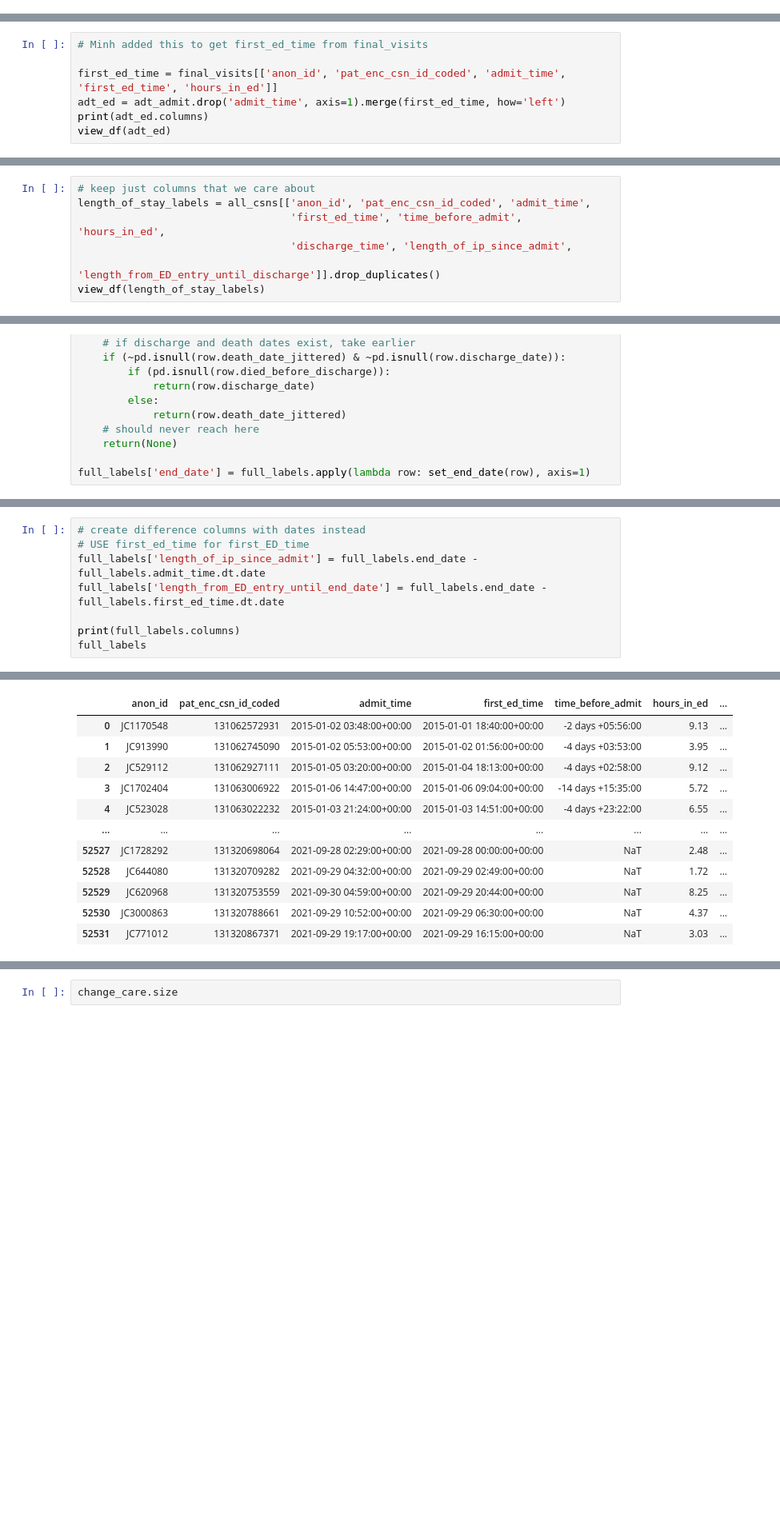
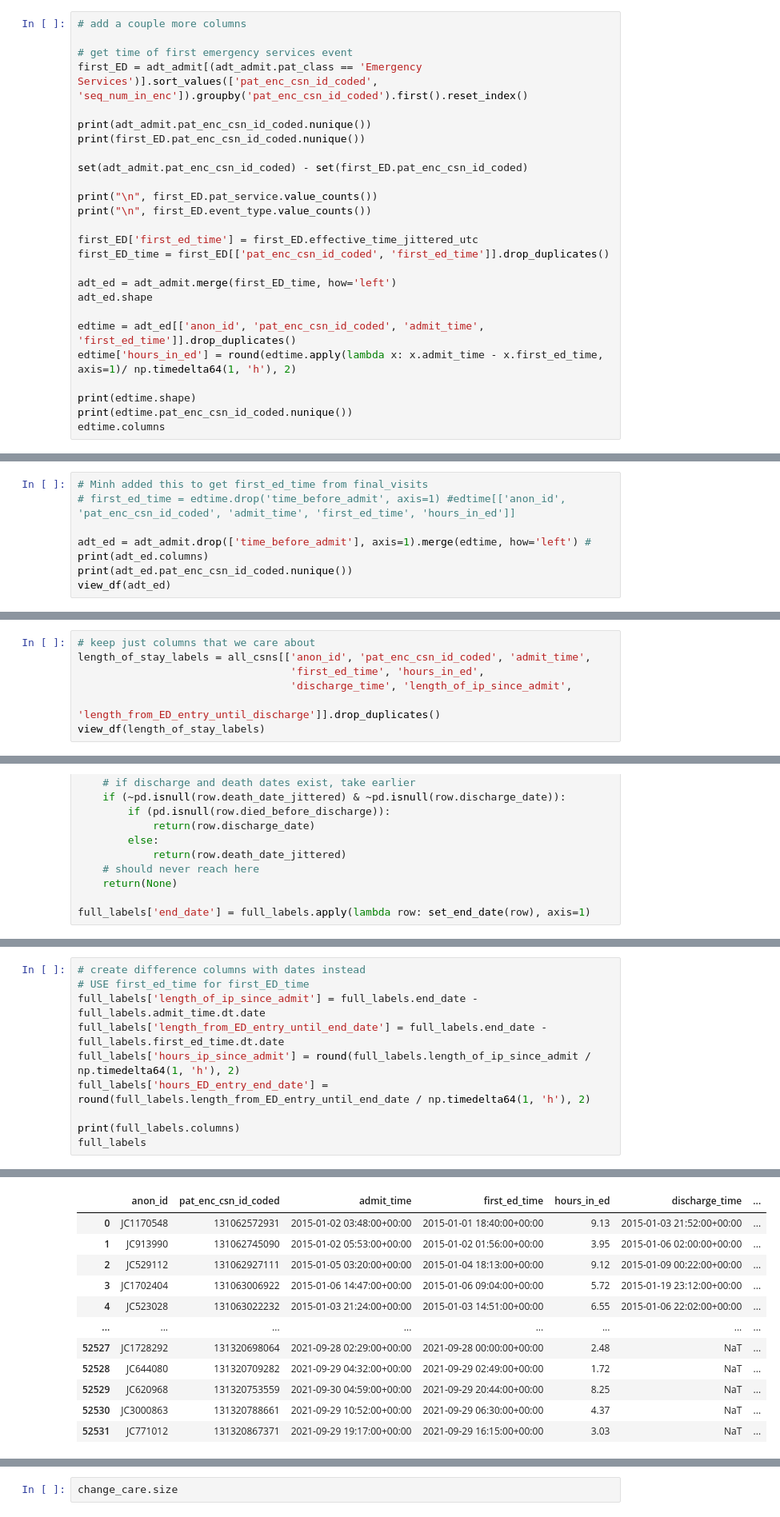
Before and after one commit to Minh084/TDA, a Jupyter notebook: shc2021/9_time_traj_team.ipynb, the cells around one changed output, grey strips where cells are left out. Shown at 80% size. Drawn from its saved outputs; the diff is of its cells as text; blank space fills up the shorter version.

```diff
--- a/shc2021/9_time_traj_team.ipynb
+++ b/shc2021/9_time_traj_team.ipynb
@@ -491,0 +501,26 @@ final_visits.head(3)
+# %%
+# add a couple more columns
+
+# get time of first emergency services event
+first_ED = adt_admit[(adt_admit.pat_class == 'Emergency Services')].sort_values(['pat_enc_csn_id_coded', 'seq_num_in_enc']).groupby('pat_enc_csn_id_coded').first().reset_index()
+
+print(adt_admit.pat_enc_csn_id_coded.nunique())
+print(first_ED.pat_enc_csn_id_coded.nunique())
+
+set(adt_admit.pat_enc_csn_id_coded) - set(first_ED.pat_enc_csn_id_coded)
+
+print("\n", first_ED.pat_service.value_counts())
+print("\n", first_ED.event_type.value_counts())
+
+first_ED['first_ed_time'] = first_ED.effective_time_jittered_utc
+first_ED_time = first_ED[['pat_enc_csn_id_coded', 'first_ed_time']].drop_duplicates()
+
+adt_ed = adt_admit.merge(first_ED_time, how='left')
+adt_ed.shape
+
+edtime = adt_ed[['anon_id', 'pat_enc_csn_id_coded', 'admit_time', 'first_ed_time']].drop_duplicates()
+edtime['hours_in_ed'] = round(edtime.apply(lambda x: x.admit_time - x.first_ed_time, axis=1)/ np.timedelta64(1, 'h'), 2)
+
+print(edtime.shape)
+print(edtime.pat_enc_csn_id_coded.nunique())
+edtime.columns
@@ -919,9 +1009,10 @@ Index(['anon_id', 'pat_enc_csn_id_coded', 'admit_time', 'first_ed_time',
       dtype='object')
 # %%
 # Minh added this to get first_ed_time from final_visits
+# first_ed_time = edtime.drop('time_before_admit', axis=1) #edtime[['anon_id', 'pat_enc_csn_id_coded', 'admit_time', 'first_ed_time', 'hours_in_ed']]
 
-first_ed_time = final_visits[['anon_id', 'pat_enc_csn_id_coded', 'admit_time', 'first_ed_time', 'hours_in_ed']]
-adt_ed = adt_admit.drop('admit_time', axis=1).merge(first_ed_time, how='left')
+adt_ed = adt_admit.drop(['time_before_admit'], axis=1).merge(edtime, how='left') #
 print(adt_ed.columns)
+print(adt_ed.pat_enc_csn_id_coded.nunique())
 view_df(adt_ed)
 # %% [output]
@@ -1135,7 +1199,7 @@ Index(['anon_id', 'pat_enc_csn_id_coded', 'admit_time', 'first_ed_time',
 # %%
 # keep just columns that we care about
 length_of_stay_labels = all_csns[['anon_id', 'pat_enc_csn_id_coded', 'admit_time',
-                                  'first_ed_time', 'time_before_admit', 'hours_in_ed',
+                                  'first_ed_time', 'hours_in_ed',
                                   'discharge_time', 'length_of_ip_since_admit',
                                   'length_from_ED_entry_until_discharge']].drop_duplicates()
 view_df(length_of_stay_labels)
@@ -1251,6 +1314,8 @@ view_df(full_labels[~pd.isnull(full_labels.death_date_jittered) &
 # USE first_ed_time for first_ED_time
 full_labels['length_of_ip_since_admit'] = full_labels.end_date - full_labels.admit_time.dt.date
 full_labels['length_from_ED_entry_until_end_date'] = full_labels.end_date - full_labels.first_ed_time.dt.date
+full_labels['hours_ip_since_admit'] = round(full_labels.length_of_ip_since_admit / np.timedelta64(1, 'h'), 2)
+full_labels['hours_ED_entry_end_date'] = round(full_labels.length_from_ED_entry_until_end_date / np.timedelta64(1, 'h'), 2)
 
 print(full_labels.columns)
 full_labels
@@ -1264,13 +1329,13 @@ Index(['anon_id', 'pat_enc_csn_id_coded', 'admit_time', 'first_ed_time',
       dtype='object')
-|  | anon_id | pat_enc_csn_id_coded | admit_time | first_ed_time | time_before_admit | hours_in_ed | ... |
-| 0 | JC1170548 | 131062572931 | 2015-01-02 03:48:00+00:00 | 2015-01-01 18:40:00+00:00 | -2 days +05:56:00 | 9.13 | ... |
-| 1 | JC913990 | 131062745090 | 2015-01-02 05:53:00+00:00 | 2015-01-02 01:56:00+00:00 | -4 days +03:53:00 | 3.95 | ... |
-| 2 | JC529112 | 131062927111 | 2015-01-05 03:20:00+00:00 | 2015-01-04 18:13:00+00:00 | -4 days +02:58:00 | 9.12 | ... |
-| 3 | JC1702404 | 131063006922 | 2015-01-06 14:47:00+00:00 | 2015-01-06 09:04:00+00:00 | -14 days +15:35:00 | 5.72 | ... |
-| 4 | JC523028 | 131063022232 | 2015-01-03 21:24:00+00:00 | 2015-01-03 14:51:00+00:00 | -4 days +23:22:00 | 6.55 | ... |
+|  | anon_id | pat_enc_csn_id_coded | admit_time | first_ed_time | hours_in_ed | discharge_time | ... |
+| 0 | JC1170548 | 131062572931 | 2015-01-02 03:48:00+00:00 | 2015-01-01 18:40:00+00:00 | 9.13 | 2015-01-03 21:52:00+00:00 | ... |
+| 1 | JC913990 | 131062745090 | 2015-01-02 05:53:00+00:00 | 2015-01-02 01:56:00+00:00 | 3.95 | 2015-01-06 02:00:00+00:00 | ... |
+| 2 | JC529112 | 131062927111 | 2015-01-05 03:20:00+00:00 | 2015-01-04 18:13:00+00:00 | 9.12 | 2015-01-09 00:22:00+00:00 | ... |
+| 3 | JC1702404 | 131063006922 | 2015-01-06 14:47:00+00:00 | 2015-01-06 09:04:00+00:00 | 5.72 | 2015-01-19 23:12:00+00:00 | ... |
+| 4 | JC523028 | 131063022232 | 2015-01-03 21:24:00+00:00 | 2015-01-03 14:51:00+00:00 | 6.55 | 2015-01-06 22:02:00+00:00 | ... |
 | ... | ... | ... | ... | ... | ... | ... | ... |
-| 52527 | JC1728292 | 131320698064 | 2021-09-28 02:29:00+00:00 | 2021-09-28 00:00:00+00:00 | NaT | 2.48 | ... |
-| 52528 | JC644080 | 131320709282 | 2021-09-29 04:32:00+00:00 | 2021-09-29 02:49:00+00:00 | NaT | 1.72 | ... |
-| 52529 | JC620968 | 131320753559 | 2021-09-30 04:59:00+00:00 | 2021-09-29 20:44:00+00:00 | NaT | 8.25 | ... |
-| 52530 | JC3000863 | 131320788661 | 2021-09-29 10:52:00+00:00 | 2021-09-29 06:30:00+00:00 | NaT | 4.37 | ... |
-| 52531 | JC771012 | 131320867371 | 2021-09-29 19:17:00+00:00 | 2021-09-29 16:15:00+00:00 | NaT | 3.03 | ... |
+| 52527 | JC1728292 | 131320698064 | 2021-09-28 02:29:00+00:00 | 2021-09-28 00:00:00+00:00 | 2.48 | NaT | ... |
+| 52528 | JC644080 | 131320709282 | 2021-09-29 04:32:00+00:00 | 2021-09-29 02:49:00+00:00 | 1.72 | NaT | ... |
+| 52529 | JC620968 | 131320753559 | 2021-09-30 04:59:00+00:00 | 2021-09-29 20:44:00+00:00 | 8.25 | NaT | ... |
+| 52530 | JC3000863 | 131320788661 | 2021-09-29 10:52:00+00:00 | 2021-09-29 06:30:00+00:00 | 4.37 | NaT | ... |
+| 52531 | JC771012 | 131320867371 | 2021-09-29 19:17:00+00:00 | 2021-09-29 16:15:00+00:00 | 3.03 | NaT | ... |
```
Also changed, not shown: parts of 70 cells of this notebook, 4 other files.
